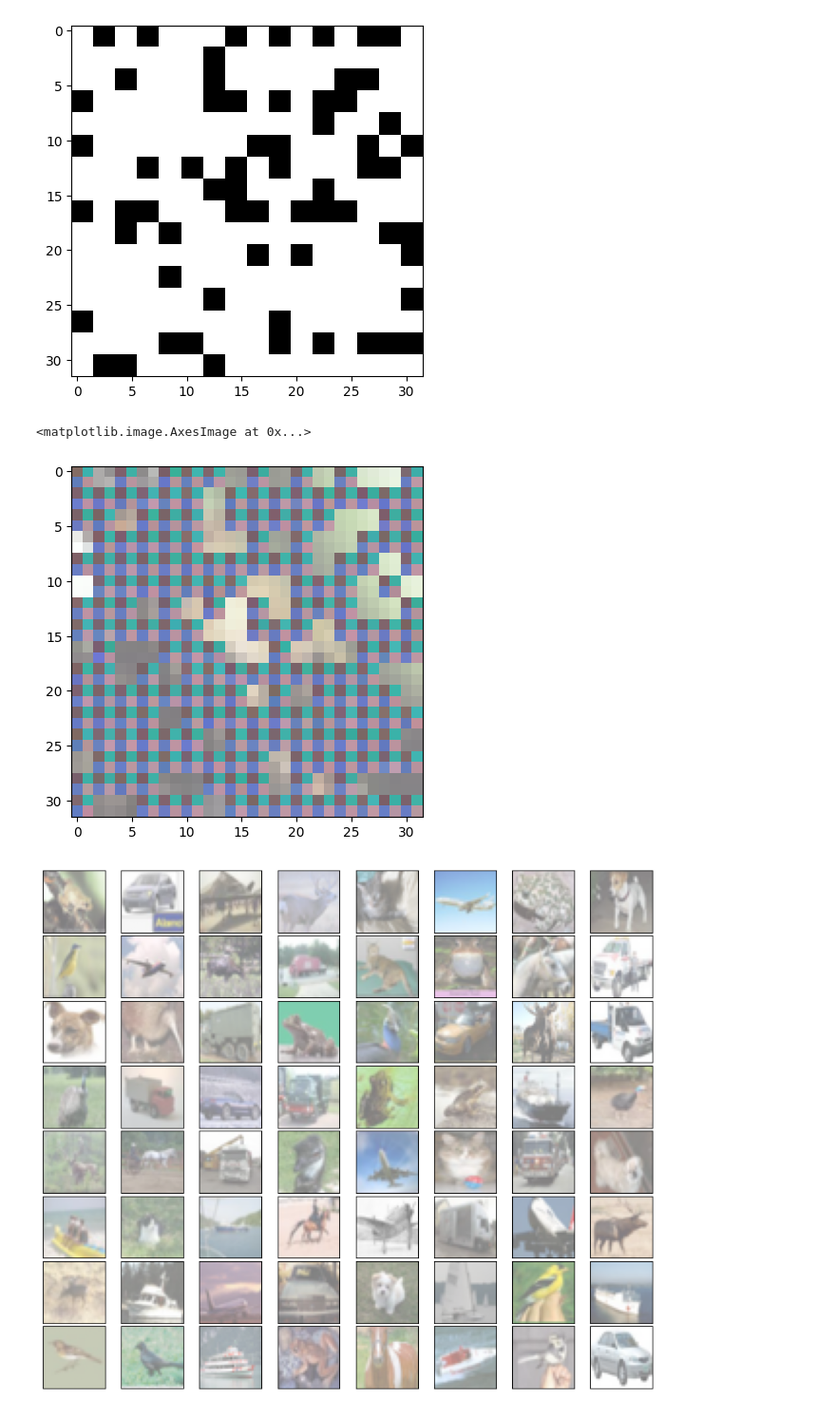
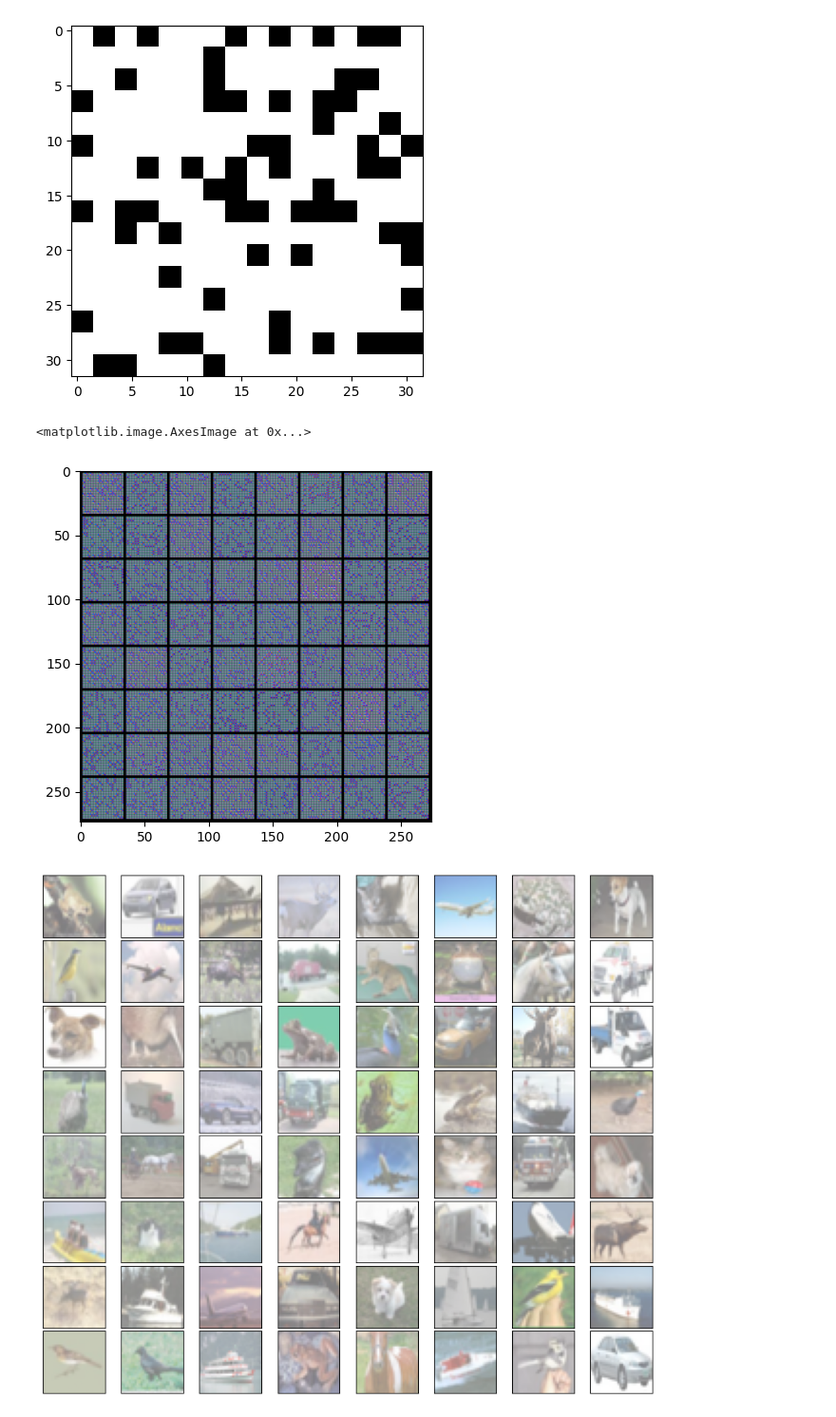
Before and after one commit to RyuichiShinseiB/Feature_extraction, a Jupyter notebook: tmp/leuture09_visualize.ipynb, the cells around one changed output. Shown at 95% size. Drawn from its saved outputs; the diff is of its cells as text; code cells hidden in the pictures.

```diff
--- a/tmp/lecuture09_visualize.ipynb
+++ b/tmp/leuture09_visualize.ipynb
@@ -644,10 +651,12 @@ ax.imshow(mask[0].permute(1,2,0))
+# %%
+imgss = vutils.make_grid(rec_img[:64], normalize=True)
 # %%
 fig = plt.figure()
 ax = fig.add_subplot(1,1,1)
-ax.imshow(imgs[0].permute(1,2,0))
+ax.imshow(imgss.permute(1,2,0))
 # %% [output]
 <matplotlib.image.AxesImage at 0x...>
-[figure, old version]
+[figure, new version]
 # %%
 fig = plt.figure(figsize=(9, 15))
 fig.subplots_adjust(left=0, right=1, bottom=0, top=0.5, hspace=0.05,
```
Also changed, not shown: parts of 4 cells of this notebook, 1 other file.
